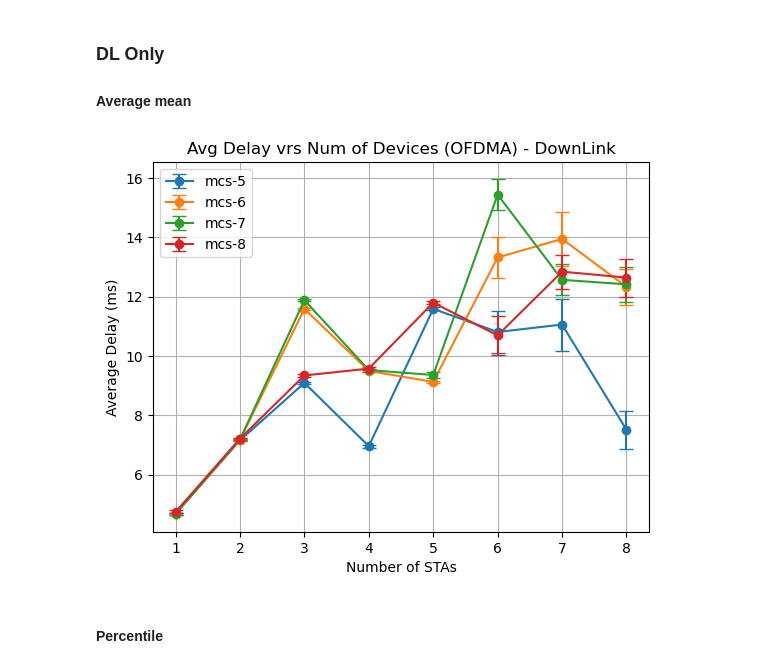
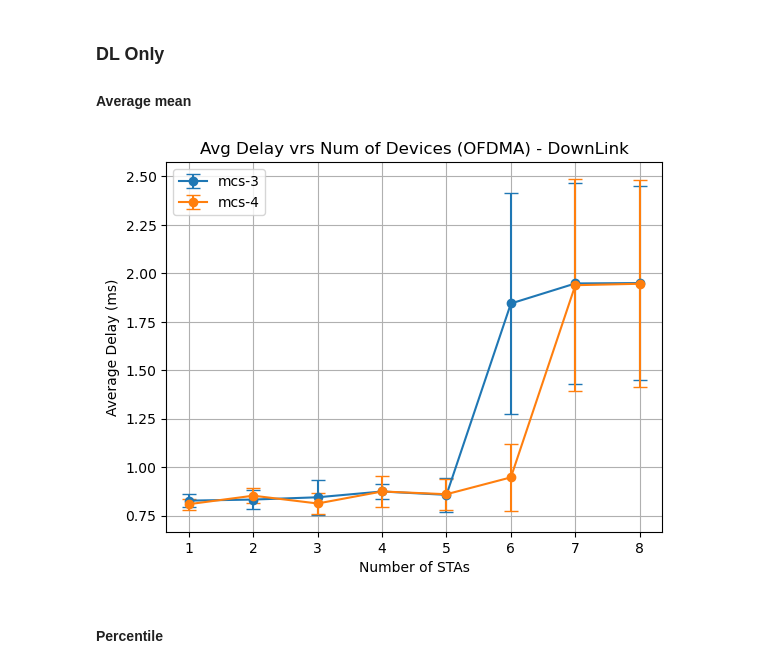
Before and after one commit to imec-idlab/ns3-when-to-use-what, a Jupyter notebook: scratch/wifi-ax-veloce/plotter.ipynb, the cells around one changed output. Cells and saved outputs as stored; diff of their text form; code cells hidden in the pictures.

```diff
--- a/scratch/wifi-ax-veloce/plotter.ipynb
+++ b/scratch/wifi-ax-veloce/plotter.ipynb
@@ -581,78 +545,54 @@ for mcs in range(3, 5):
 ### DL Only
 #### Average mean
 # %%
-dplt = pd.DataFrame()
-dict_for_data ={}
-
-for mcs in range(5, 9):
+for mcs in range(3, 5):
+    dplt = pd.DataFrame()
     for runs in range(1, 6):
-        dict_for_data["nSta"] = []
-        dict_for_data["Avg Delay_{runs}".format(runs=runs)] = []
-        dict_for_data["Var_{runs}".format(runs=runs)] = []
 
         for nSta in range(1, 9):
-            #read the file (AP)
-            #df_ap = pd.read_csv("OFDMA_only/{runs}-withOFDMA-{nSta}-mcs{mcs}/00:00:00:00:00:0{ap_node}".format(runs=runs, nSta=nSta, mcs=mcs, ap_node=nSta+1), delimiter="\t")
-
-            #drop irrelevant colums
-            #df_ap.drop(columns=["Generation_time", "Reception_time"], inplace=True, axis=1)
 
             #dataframe per nSta
             df_nSta = pd.DataFrame()
             #print(f"sta: {nSta}\n")
 
             for node in range(1, nSta + 1):
                 #read the file (STAs)
                 df_sta = pd.read_csv("OFDMA_only_DL/{runs}-withEDCA-{nSta}-mcs{mcs}/00:00:00:00:00:0{sta_node}".format(runs=runs, nSta=nSta, mcs=mcs,sta_node=node), delimiter="\t")
 
                 #drop *irrelevant colums
                 df_sta.drop(columns=["Received_from", "Generation_time", "Reception_time"], inplace=True, axis=1)
 
-                #group by packet_tag and find the mean delay of packets sent by the AP
-                df_sta_gb = df_sta.groupby('Packet_Tag', as_index=False).mean()
-                #print(df_sta_gb.head())
-
-                #Refill/recreate Received_from, populate with the mac of sta. Needed for inner join
-                #df_sta_gb["Received_from"] = pd.Series(["00:00:00:00:00:0{sta_node}".format(sta_node=node)  for x in range(len(df_sta_gb.index ))])
-
-                #Inner join on 'Received_from', 'Packet_Tag'
-                #df_merged = pd.merge(df_sta_gb, df_ap, how='inner', on=['Received_from', 'Packet_Tag'])
-
-                #Create a roundtrip delay column
-                #df_sta_gb["round_trip_time"] = pd.Series( df_merged['Delay_ms_x'] + df_merged['Delay_ms_y'])
-
-                #print(f"df_merged: {runs} \n{df_merged.shape}")
+                #concat to df_nSta
+                df_nSta = pd.concat([df_nSta, df_sta], ignore_index=True)
 
                 #append the two dataframes
-                df_nSta = pd.concat([df_nSta, df_sta_gb], ignore_index=True)
-
-                #print(f"df_nSta: {runs} \n{df_nSta.shape}")
+                df_nSta = pd.concat([df_nSta, df_sta], ignore_index=True)
 
 
-            #append nSta
-            dict_for_data["nSta"].append(nSta)
-            #append the average round trip time per nSta
-            dict_for_data["Avg Delay_{runs}".format(runs=runs)].append(df_nSta["Delay_ms"].mean() )
-            dict_for_data["Var_{runs}".format(runs=runs)].append (df_nSta["Delay_ms"].var() )
+            #label as number of station
+            df_nSta["nSta"] = pd.Series([nSta  for x in range(len(df_nSta.index ))])
 
-    dplt = pd.DataFrame(dict_for_data)
-    #print(f"dplt: \n{dplt.head()}")
-    dplt["Avg Delay"] = dplt.iloc[:, 1:].mean(axis=1)
-    dplt["sum_var_std"] = np.sqrt(dplt[['Var_1','Var_2','Var_3','Var_4','Var_5']].sum(axis=1)) / 5
-    #plt.plot(dplt["nSta"], dplt["Avg Delay"], linestyle='dashed', linewidth = 2,
-     #   marker='o', markersize=5, label="mcs-{mcs}".format(mcs=mcs))
+            #concat to
+            dplt = pd.concat([dplt, df_nSta], ignore_index=True)
 
-    plt.errorbar(dplt["nSta"], dplt["Avg Delay"],yerr=dplt["sum_var_std"], fmt='-o' ,capsize=5,
+
+    #dplt = pd.DataFrame(dict_for_data)
+    dplt.drop(columns=[ "Packet_Tag"], inplace=True, axis=1)
+
+    df_mean = dplt.groupby('nSta', as_index=False).mean()
+    df_std = dplt.groupby('nSta', as_index=False).std()
+
+    plt.errorbar(df_mean["nSta"], df_mean["Delay_ms"],yerr=df_std["Delay_ms"], fmt='-o' ,capsize=5,
                  label="mcs-{mcs}".format(mcs=mcs))
 
     plt.xlabel("Number of STAs")
     plt.ylabel("Average Delay (ms)")
     plt.legend()
     plt.grid(True)
     plt.title("Avg Delay vrs Num of Devices (OFDMA) - DownLink")
-    #plt.savefig("OFDMA_DownLink_Avg_mcs_5_8.png", dpi=500)
+    #plt.savefig("OFDMA_DownLink_Avg_mcs_3_4.png", dpi=500)
 # %% [output]
-[figure, old version]
+[figure, new version]
 # %% [markdown]
 #### Percentile
 # %%
```
Also changed, not shown: parts of 8 cells of this notebook.
